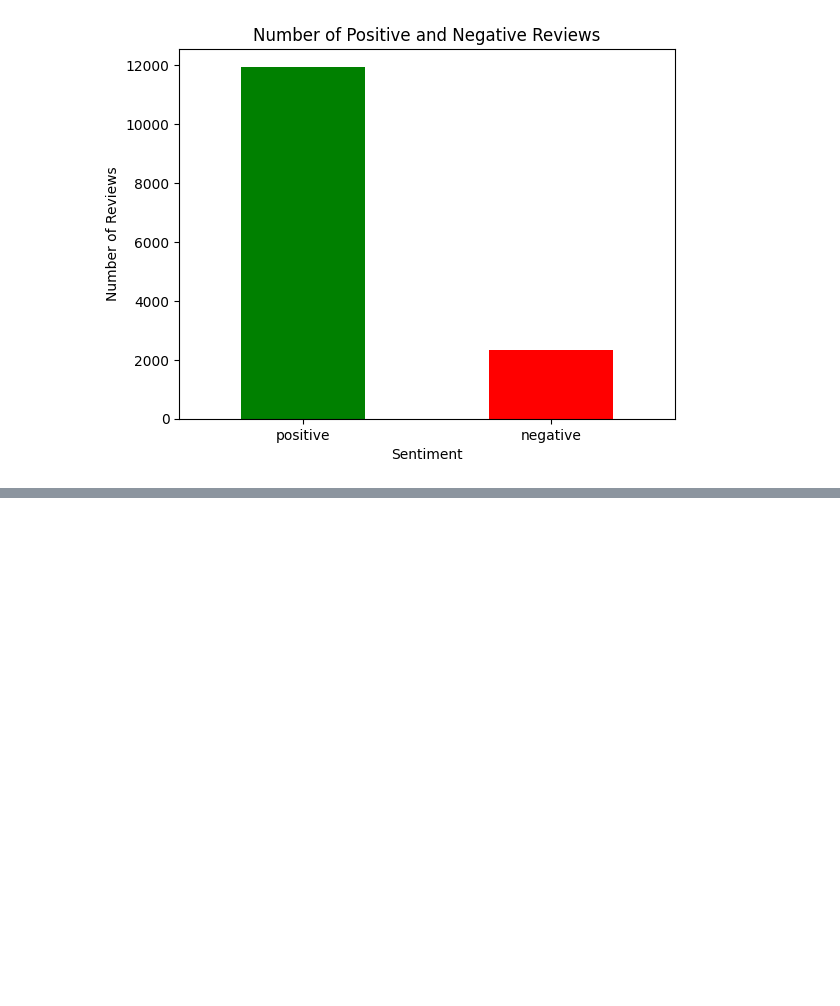
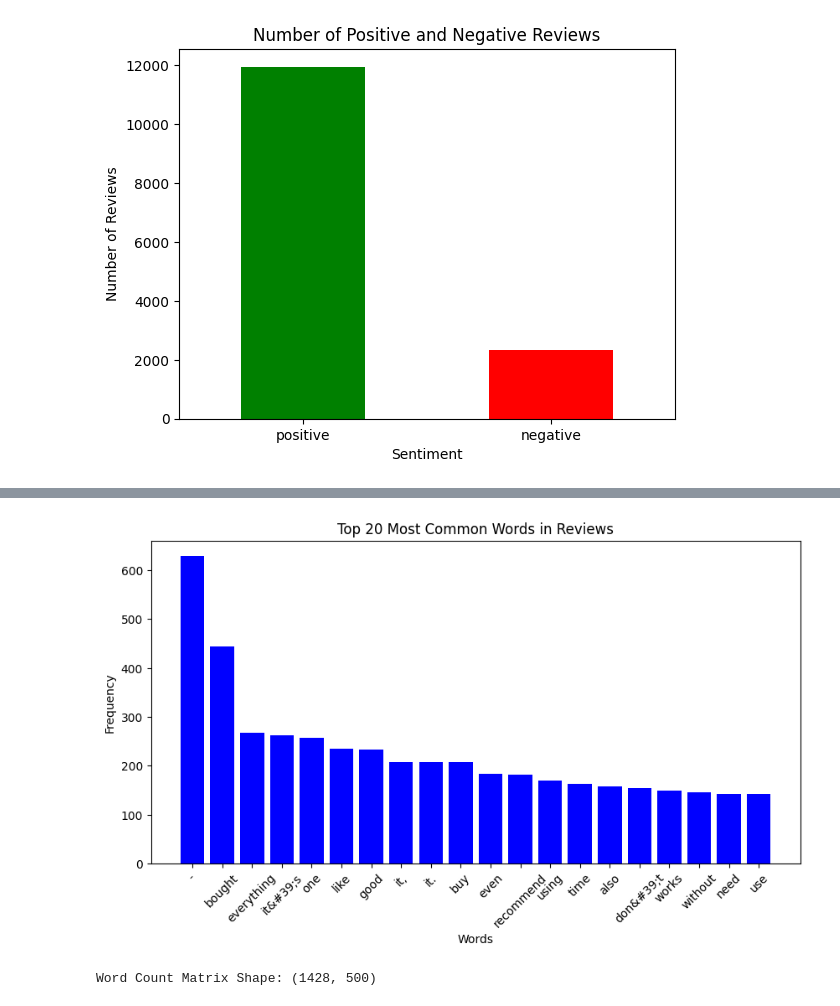
Before and after one commit to noraishmael/Final-Project, a Jupyter notebook: Final Project.ipynb, the cells around one changed output, grey strips where cells are left out. Saved outputs shown, nothing was run; the diff lists cells and outputs as text; code cells hidden in the pictures; blank space fills up the shorter version.

```diff
--- a/Final Project.ipynb
+++ b/Final Project.ipynb
@@ -173,0 +433,15 @@ plt.show()
+# %%
+from nltk.corpus import stopwords
+import nltk
+
+# Download stopwords (only if you haven't already)
+nltk.download("stopwords")
+
+# Get the list of common stopwords
+stop_words = set(stopwords.words("english"))
+
+# Remove stopwords from tokenized reviews
+df["tokenized_comment"] = df["tokenized_comment"].apply(lambda tokens: [word for word in tokens if word not in stop_words])
+
+# Show cleaned tokenized reviews
+print(df[["translated_comment", "tokenized_comment"]].head())
@@ -173,0 +465,39 @@ plt.show()
+# %%
+from collections import Counter
+import matplotlib.pyplot as plt
+
+# Flatten all tokenized words into a single list
+all_words = [word for tokens in df["tokenized_comment"] for word in tokens]
+
+# Count the most common words
+word_counts = Counter(all_words).most_common(20)  # Top 20 words
+
+# Convert to separate lists for plotting
+words, counts = zip(*word_counts)
+
+# Create a bar chart
+plt.figure(figsize=(10,5))
+plt.bar(words, counts, color="blue")
+plt.xticks(rotation=45)
+plt.xlabel("Words")
+plt.ylabel("Frequency")
+plt.title("Top 20 Most Common Words in Reviews")
+plt.show()
+# %% [output]
+[figure, added]
+# %%
+#ANOTHER ATTEMPT FOR TOKENISATION
+
+from sklearn.feature_extraction.text import CountVectorizer
+
+# Convert tokenized lists back into sentences
+df["cleaned_text"] = df["tokenized_comment"].apply(lambda tokens: " ".join(tokens))
+
+# Use CountVectorizer to turn words into numbers
+vectorizer = CountVectorizer(max_features=500)  # Keep only the top 500 words
+X = vectorizer.fit_transform(df["cleaned_text"])
+
+# Show the shape of the processed data
+print("Word Count Matrix Shape:", X.shape)
+# %% [output]
+Word Count Matrix Shape: (1428, 500)
```
Also changed, not shown: parts of 18 cells of this notebook, 3 other files.
